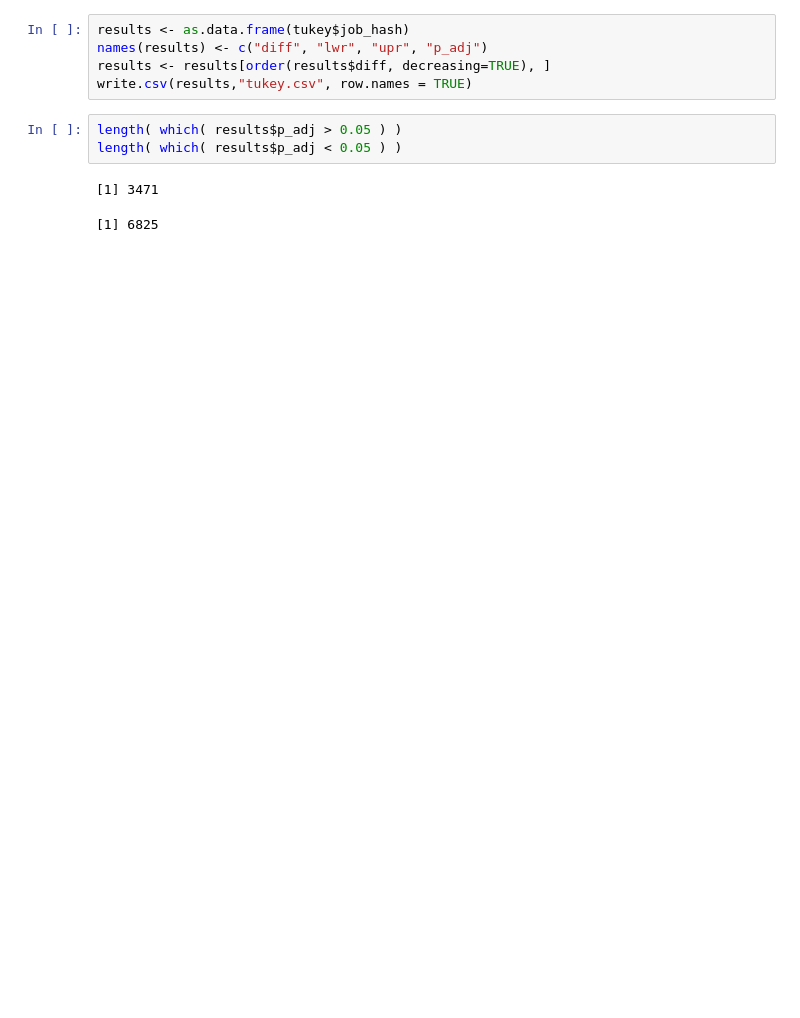
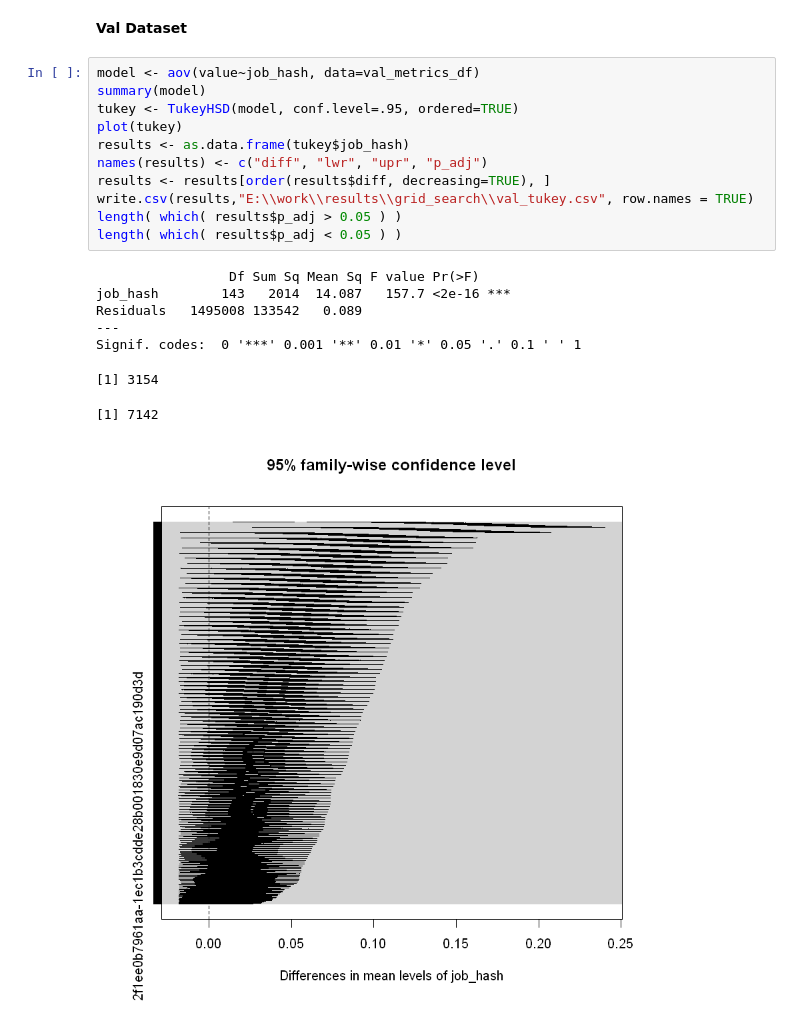
Before and after one commit to brandongk-ubco/ensembler, a Jupyter notebook: notebooks/tukey.ipynb, the cells around one changed output. Saved outputs shown, nothing was run; the diff lists cells and outputs as text; blank space fills up the shorter version.

```diff
--- a/notebooks/tukey.ipynb
+++ b/notebooks/tukey.ipynb
@@ -58,11 +75,22 @@ plot(tukey)
+# %% [markdown]
+**Val Dataset**
 # %%
+model <- aov(value~job_hash, data=val_metrics_df)
+summary(model)
+tukey <- TukeyHSD(model, conf.level=.95, ordered=TRUE)
+plot(tukey)
 results <- as.data.frame(tukey$job_hash)
 names(results) <- c("diff", "lwr", "upr", "p_adj")
 results <- results[order(results$diff, decreasing=TRUE), ]
-write.csv(results,"tukey.csv", row.names = TRUE)
+write.csv(results,"E:\\work\\results\\grid_search\\val_tukey.csv", row.names = TRUE)
+length( which( results$p_adj > 0.05 ) )
+length( which( results$p_adj < 0.05 ) )
+# %% [output]
+                 Df Sum Sq Mean Sq F value Pr(>F)
+job_hash        143   2014  14.087   157.7 <2e-16 ***
+Residuals   1495008 133542   0.089
+---
+Signif. codes:  0 '***' 0.001 '**' 0.01 '*' 0.05 '.' 0.1 ' ' 1
+[1] 3154
+[1] 7142
+[figure, added]
-# %%
-length( which( results$p_adj > 0.05 ) )
-length( which( results$p_adj < 0.05 ) )
-# %% [output]
-[1] 3471
-[1] 6825
```
Also changed, not shown: parts of 7 cells of this notebook, 9 other files.
